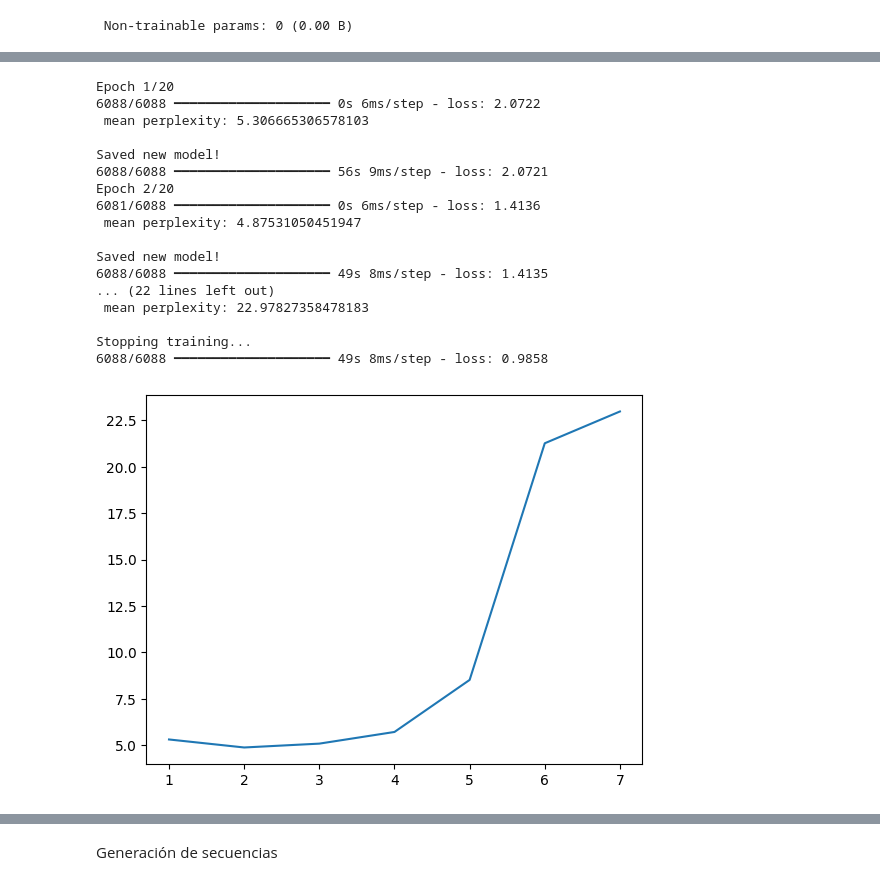
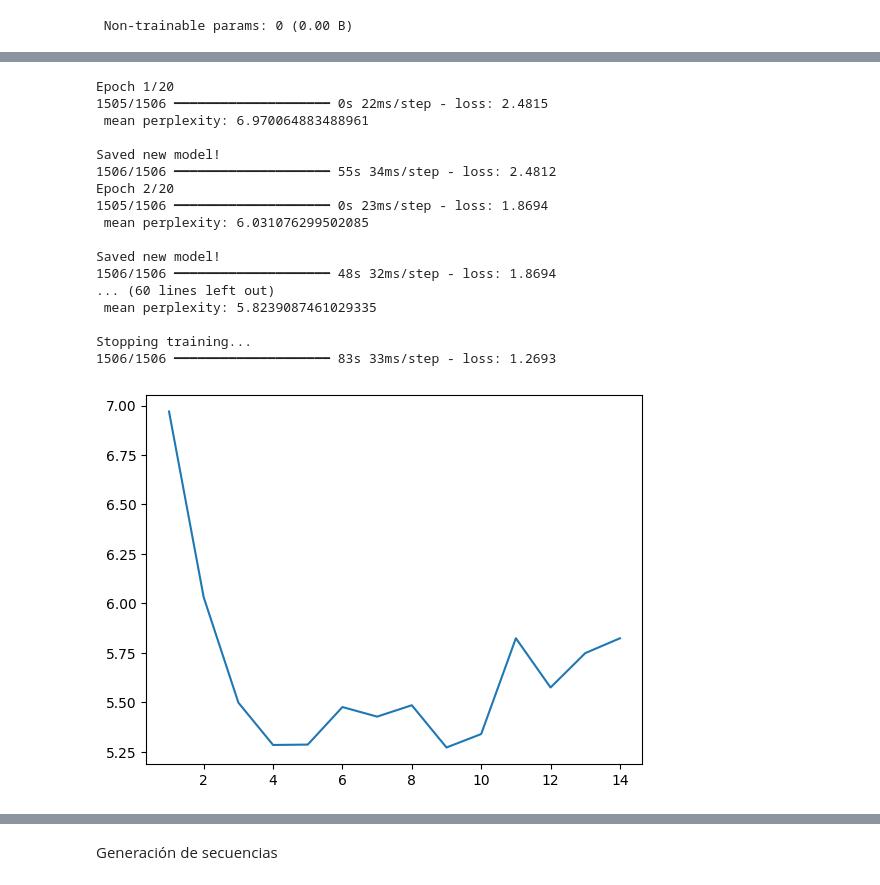
Before and after one commit to antonellagambarte/procesamiento_del_lenguaje_I, a Jupyter notebook: Desafio_3.ipynb, the cells around one changed output, grey strips where cells are left out. Cells and saved outputs as stored; diff of their text form; code cells hidden in the pictures.

Commit message:
modelo lstm

```diff
--- a/Desafio_3.ipynb
+++ b/Desafio_3.ipynb
@@ -257,7 +611,7 @@ Saved new model!
 model_lstm = Sequential()
 
 model_lstm.add(Embedding(input_dim=vocab_size, output_dim=64, input_shape=(None,)))
-model_lstm.add(LSTM(256, return_sequences=True))
+model_lstm.add(LSTM(200, return_sequences=True))
 model_lstm.add(Dense(vocab_size, activation='softmax'))
 model_lstm.compile(loss='sparse_categorical_crossentropy', optimizer='rmsprop')
 
@@ -278,29 +632,47 @@ Model: "sequential"
  Non-trainable params: 0 (0.00 B)
-# %%
-history_ppl_lstm = []
-
-callback_ppl_lstm = PplCallback(val_data=tokenized_sentences_val, history_ppl=history_ppl_lstm)
-
-hist_lstm = model_lstm.fit(X, y, epochs=20, callbacks=[callback_ppl_lstm], batch_size=64)
-# %% [output]
-Epoch 1/20
-6088/6088 ━━━━━━━━━━━━━━━━━━━━ 0s 6ms/step - loss: 2.0722
- mean perplexity: 5.306665306578103
-
-Saved new model!
-6088/6088 ━━━━━━━━━━━━━━━━━━━━ 56s 9ms/step - loss: 2.0721
-Epoch 2/20
-6081/6088 ━━━━━━━━━━━━━━━━━━━━ 0s 6ms/step - loss: 1.4136
- mean perplexity: 4.87531050451947
-
-Saved new model!
-6088/6088 ━━━━━━━━━━━━━━━━━━━━ 49s 8ms/step - loss: 1.4135
-... (22 lines left out)
- mean perplexity: 22.97827358478183
-
-Stopping training...
-6088/6088 ━━━━━━━━━━━━━━━━━━━━ 49s 8ms/step - loss: 0.9858
-[figure, removed]
+# %%
+# history_ppl_lstm = []
+
+# callback_ppl_lstm = PplCallback(val_data=tokenized_sentences_val, history_ppl=history_ppl_lstm)
+
+# hist_lstm = model_lstm.fit(X, y, epochs=20, callbacks=[callback_ppl_lstm], batch_size=64)
+
+
+
+history_ppl = []
+hist = model_lstm.fit(X, y, epochs=20, callbacks=[PplCallback(tokenized_sentences_val,history_ppl)], batch_size=256)
+
+
+import matplotlib.pyplot as plt
+import seaborn as sns
+
+# Entrenamiento
+epoch_count = range(1, len(history_ppl) + 1)
+sns.lineplot(x=epoch_count,  y=history_ppl)
+plt.show()
+
+
+# Cargamos el mejor modelo guardado del entrenamiento para hacer inferencia
+model = keras.models.load_model('my_model.keras')
+# %% [output]
+Epoch 1/20
+1505/1506 ━━━━━━━━━━━━━━━━━━━━ 0s 22ms/step - loss: 2.4815
+ mean perplexity: 6.970064883488961
+
+Saved new model!
+1506/1506 ━━━━━━━━━━━━━━━━━━━━ 55s 34ms/step - loss: 2.4812
+Epoch 2/20
+1505/1506 ━━━━━━━━━━━━━━━━━━━━ 0s 23ms/step - loss: 1.8694
+ mean perplexity: 6.031076299502085
+
+Saved new model!
+1506/1506 ━━━━━━━━━━━━━━━━━━━━ 48s 32ms/step - loss: 1.8694
+... (60 lines left out)
+ mean perplexity: 5.8239087461029335
+
+Stopping training...
+1506/1506 ━━━━━━━━━━━━━━━━━━━━ 83s 33ms/step - loss: 1.2693
+[figure, added]
 # %%
 import matplotlib.pyplot as plt
 import seaborn as sns
```
Also changed, not shown: parts of 8 cells of this notebook.
